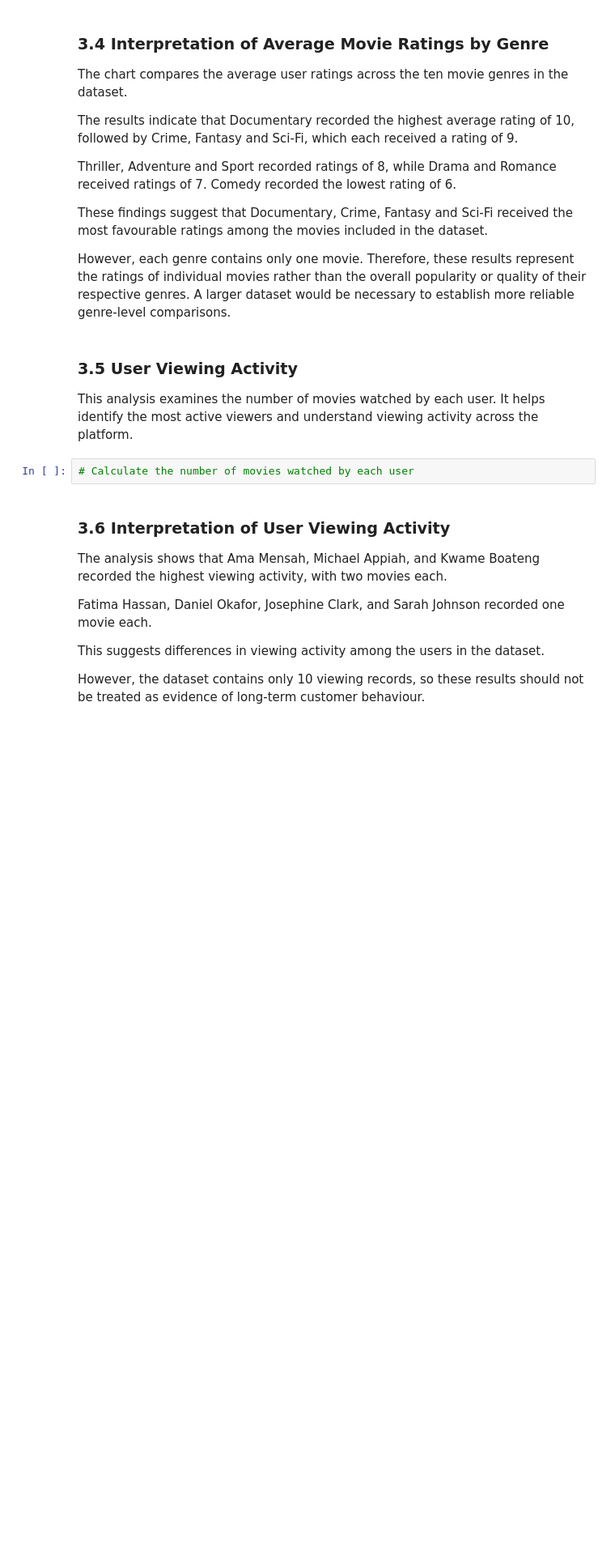
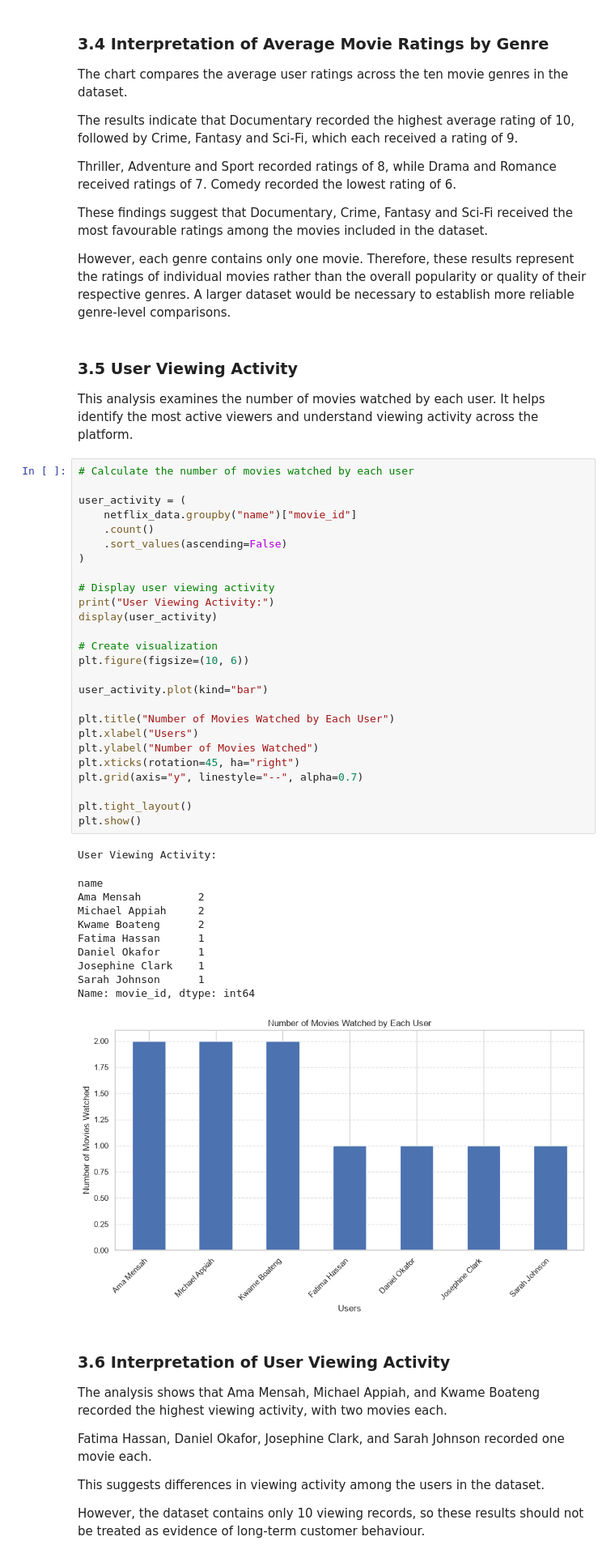
Before and after one commit to App356/Netflix-Team-3, a Jupyter notebook: netflix_analysis_project.ipynb, the cells around one changed output. Shown at 81% size. Saved outputs shown, nothing was run; the diff lists cells and outputs as text; blank space fills up the shorter version.

```diff
--- a/netflix_analysis_project.ipynb
+++ b/netflix_analysis_project.ipynb
@@ -620,6 +729,42 @@ It helps identify the most active viewers and understand viewing
 activity across the platform.
 # %%
 # Calculate the number of movies watched by each user
+
+user_activity = (
+    netflix_data.groupby("name")["movie_id"]
+    .count()
+    .sort_values(ascending=False)
+)
+
+# Display user viewing activity
+print("User Viewing Activity:")
+display(user_activity)
+
+# Create visualization
+plt.figure(figsize=(10, 6))
+
+user_activity.plot(kind="bar")
+
+plt.title("Number of Movies Watched by Each User")
+plt.xlabel("Users")
+plt.ylabel("Number of Movies Watched")
+plt.xticks(rotation=45, ha="right")
+plt.grid(axis="y", linestyle="--", alpha=0.7)
+
+plt.tight_layout()
+plt.show()
+# %% [output]
+User Viewing Activity:
+name
+Ama Mensah         2
+Michael Appiah     2
+Kwame Boateng      2
+Fatima Hassan      1
+Daniel Okafor      1
+Josephine Clark    1
+Sarah Johnson      1
+Name: movie_id, dtype: int64
+[figure, added]
 # %% [markdown]
 ### 3.6 Interpretation of User Viewing Activity
 
```
Also changed, not shown: parts of 7 cells of this notebook.
